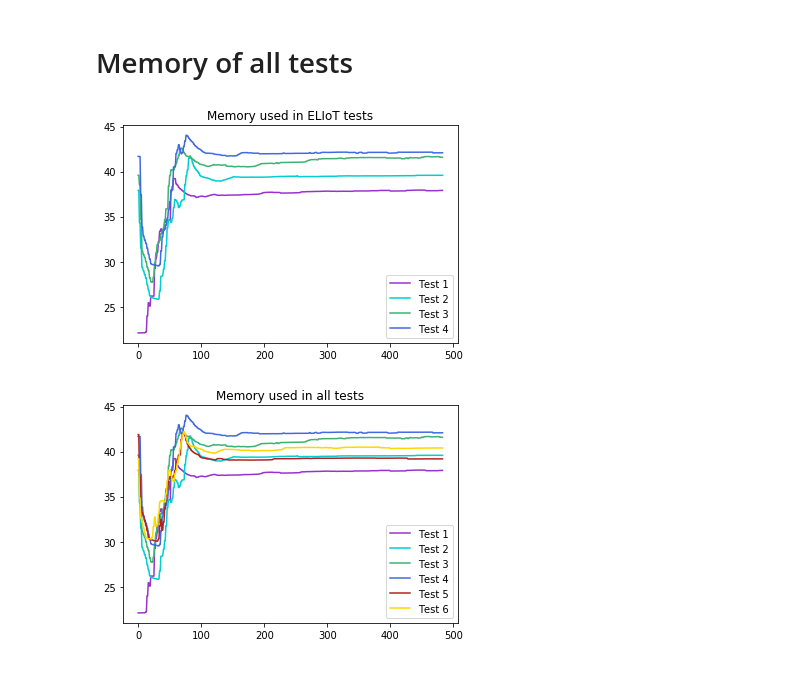
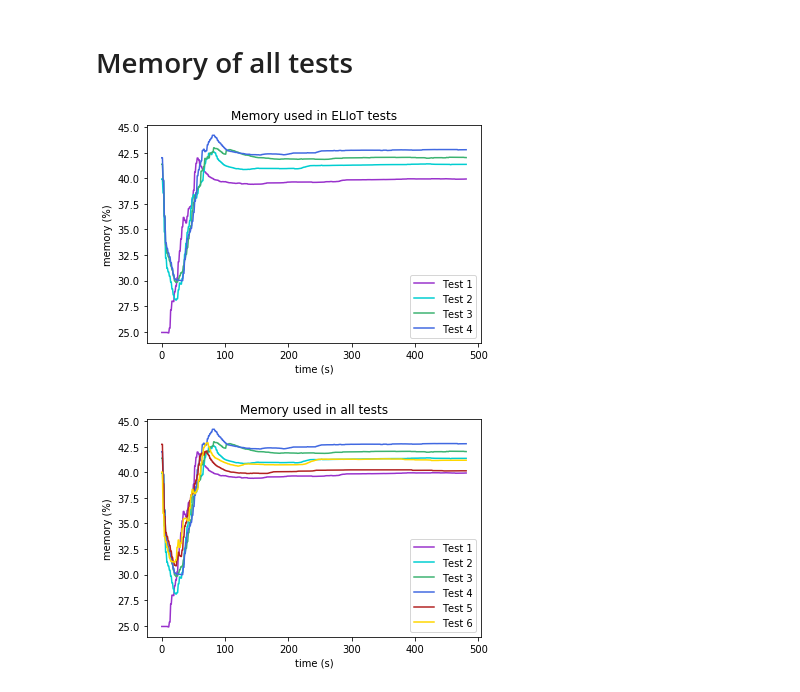
Before and after one commit to ricCap/ELIoT, a Jupyter notebook: stats/stats.ipynb, the cells around one changed output. Cells and saved outputs as stored; diff of their text form; code cells hidden in the pictures.

```diff
--- a/stats/stats.ipynb
+++ b/stats/stats.ipynb
@@ -306,5 +310,7 @@ for index in range(TEST_NUMBER):
     ax.plot(x, y, '-', label='Test ' + str(index + 1), color=line_color)
     leg = ax.legend();
 ax.set_title('System load of all tests')
+ax.set_xlabel('time (s)')
+ax.set_ylabel('system load (%)')
 plt.show()
 # %% [output]
@@ -313,7 +319,7 @@ plt.show()
 # Memory of single test
 # %%
 TEST_NUMBER = 6
-RUN_NUMBER = 1
+RUN_NUMBER = 3
 
 def from_two_seconds_to_one(values):
     new_values = []
@@ -339,10 +345,10 @@ def fix_duration(values, times):
 # %%
 df_m01 = pd.read_csv("data/memory/memory01.csv")
 print(df_m01)
-#df_m02 = pd.read_csv("data/memory/memory02.csv")
-#print(df_sl02)
-#df_m03 = pd.read_csv("data/memory/memory03.csv")
-#print(df_sl03)
+df_m02 = pd.read_csv("data/memory/memory02.csv")
+print(df_m02)
+df_m03 = pd.read_csv("data/memory/memory03.csv")
+print(df_m03)
 
 
 test_times_file = open("data/memory/test_times.log", "r")
@@ -462,6 +462,8 @@ for index_test in range(TEST_NUMBER):
     y = dict_test_values["Test_" + str(index_test + 1) + "_mean"]
     ax.plot(x, y, '-', label='Mean', color="red")
     ax.set_title('Memory used by test ' + str(index_test + 1))
+    ax.set_xlabel('time (s)')
+    ax.set_ylabel('memory (%)')
     leg = ax.legend();
     plt.show()
 # %% [output]
@@ -503,30 +505,34 @@ for index in range(TEST_NUMBER - 2):
     ax.plot(x, y, '-', label='Test ' + str(index + 1), color=line_color)
     leg = ax.legend();
 ax.set_title('Memory used in ELIoT tests')
+ax.set_xlabel('time (s)')
+ax.set_ylabel('memory (%)')
 plt.show()
 # %% [output]
-[figure, old version]
+[figure, new version]
 # %%
 fig, ax = plt.subplots()
 for index in range(TEST_NUMBER):
     x = range(int(dict_test["times"]))
     y = dict_test["values"][index]
 
     line_color = "gold"
     if(index == 0):
         line_color = "darkorchid"
     elif(index == 1):
         line_color = "darkturquoise"
     elif(index == 2):
         line_color = "mediumseagreen"
     elif(index == 3):
         line_color = "royalblue"
     elif(index == 4):
         line_color = "firebrick"
 
     ax.plot(x, y, '-', label='Test ' + str(index + 1), color=line_color)
     leg = ax.legend();
 ax.set_title('Memory used in all tests')
+ax.set_xlabel('time (s)')
+ax.set_ylabel('memory (%)')
 plt.show()
 # %% [output]
-[figure, old version]
+[figure, new version]
```
Also changed, not shown: parts of 10 cells of this notebook.
